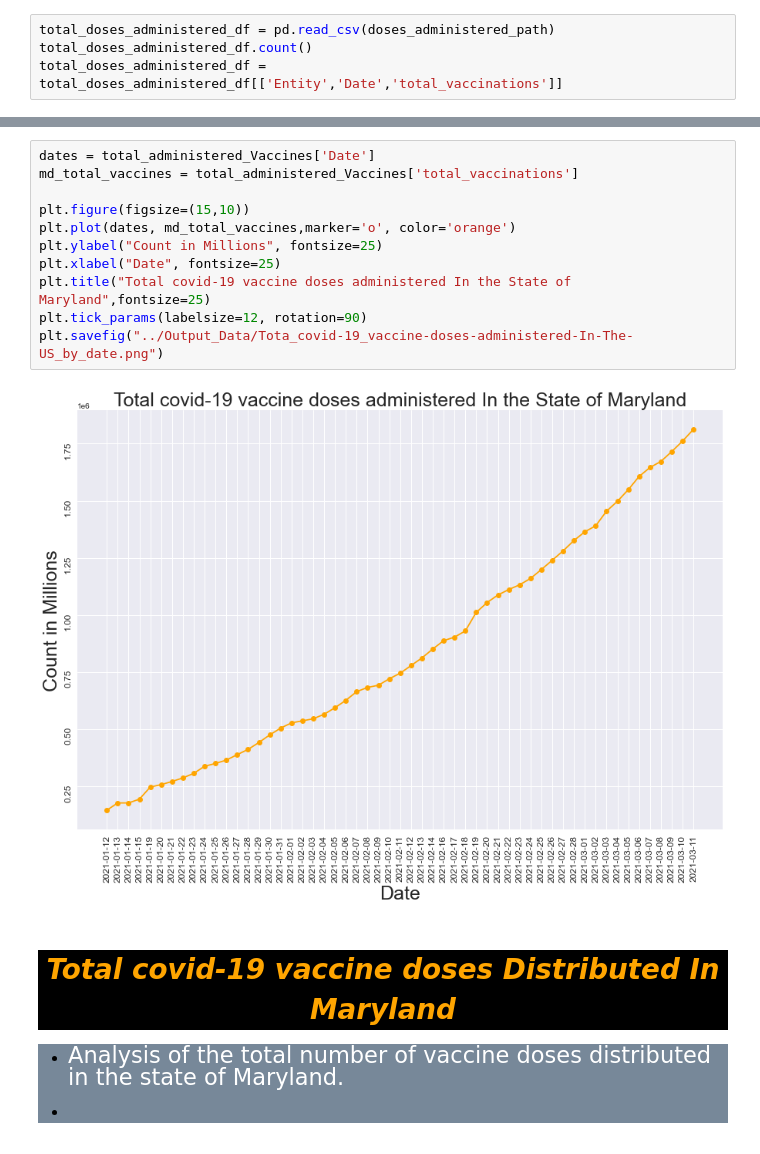
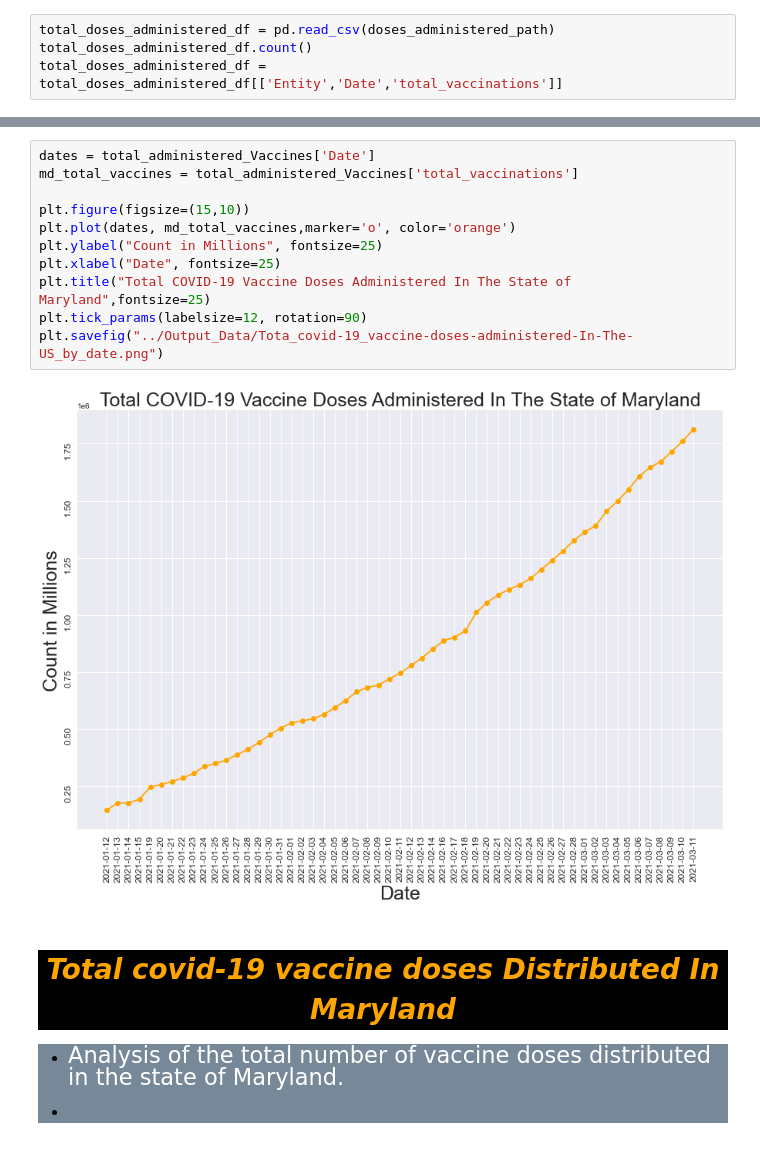
Before and after one commit to ccgrace/maryland_vaccination, a Jupyter notebook: Covid19-Vaccination-Analysis/Vaccionation_in_Maryland_starter.ipynb, the cells around one changed output, grey strips where cells are left out. Drawn from its saved outputs; the diff is of its cells as text.

Commit message:
Edited and corrected figure titles

```diff
--- a/Covid19-Vaccination-Analysis/Vaccionation_in_Maryland_starter.ipynb
+++ b/Covid19-Vaccination-Analysis/Vaccionation_in_Maryland_starter.ipynb
@@ -62,16 +62,16 @@ plt.savefig("../Output_Data/Tota_covid-19_vaccine-doses-administered-In-The-US.p
 # %%
 dates = total_administered_Vaccines['Date']
 md_total_vaccines = total_administered_Vaccines['total_vaccinations']
 
 plt.figure(figsize=(15,10))
 plt.plot(dates, md_total_vaccines,marker='o', color='orange')
 plt.ylabel("Count in Millions", fontsize=25)
 plt.xlabel("Date", fontsize=25)
-plt.title("Total covid-19 vaccine doses administered In the State of Maryland",fontsize=25)
+plt.title("Total COVID-19 Vaccine Doses Administered In The State of Maryland",fontsize=25)
 plt.tick_params(labelsize=12, rotation=90)
 plt.savefig("../Output_Data/Tota_covid-19_vaccine-doses-administered-In-The-US_by_date.png")
 # %% [output]
-[figure, old version]
+[figure, new version]
 # %% [markdown]
 <center><i><h1 style="background-color:black;color:orange">Total covid-19 vaccine doses Distributed In Maryland</h1></i></center>
 <div style="background-color:LightSlateGray">
```
Also changed, not shown: parts of 8 cells of this notebook, 7 other files.
